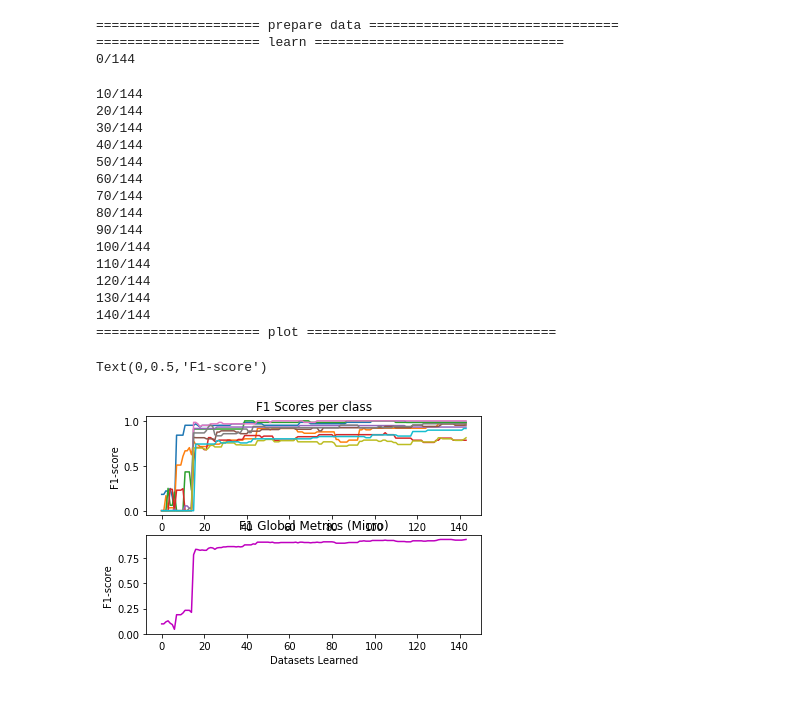
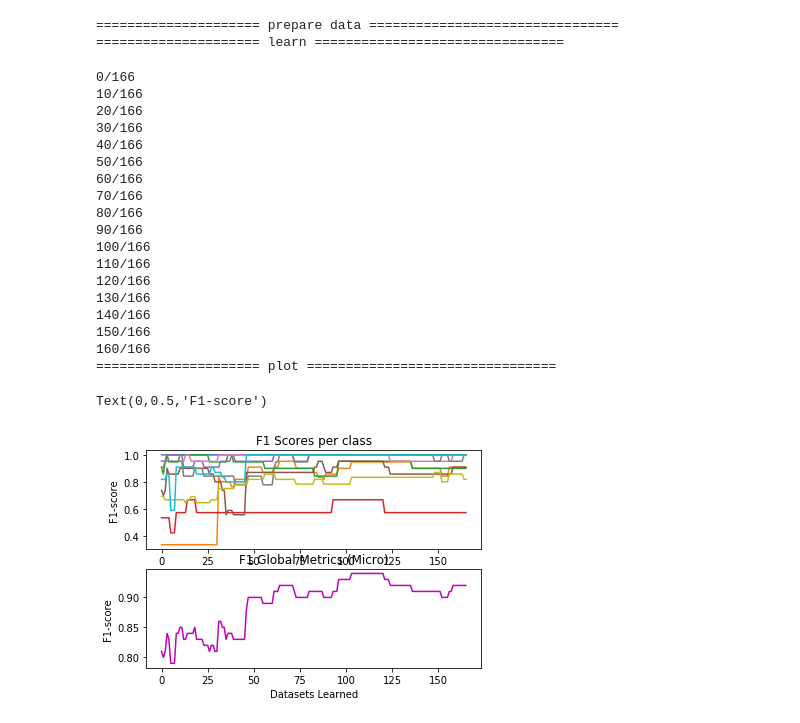
Before and after one commit to Oleffa/MultivariateNormalDistribution, a Jupyter notebook: mvn_interactive_digits.ipynb, the cells around one changed output. Drawn from its saved outputs; the diff is of its cells as text; code cells hidden in the pictures.

Commit message:
changed predictOutcome method

```diff
--- a/mvn_interactive_digits.ipynb
+++ b/mvn_interactive_digits.ipynb
@@ -66,8 +66,8 @@ def predictOutcome(data, y, mvn_list, dimensions, verbose=False):
         cur = np.transpose(data[i].reshape(1,dimensions))
         logliks = []
         for m in mvn_list:
-            if m.updatedPrior: # In the beginning not all mvns are updated using MAP thats why we have to check
-                logliks.append(m.logPosteriorPredictive(cur))
+            #if m.updatedPrior: # In the beginning not all mvns are updated using MAP thats why we have to check
+            logliks.append(m.logPosteriorPredictive(cur))
                 #print("TRUE: add loglik for mvn       [{}]: {}".format(bla,m.logPosteriorPredictive(cur)))
             #else:
                 #print("FALSE: no updated prior for mvn[{}], adding 0 to logliks".format(bla))
@@ -86,8 +86,8 @@ def concatenate_all(input_list, axis=0):
 # %%
 #np.set_printoptions(threshold=np.nan)
 #=======DEBUG===========
-prior_data_size = 5
-test_data_size = 30
+prior_data_size = 3
+test_data_size = 10
 
 iris = datasets.load_iris()
 digits = datasets.load_digits()
@@ -172,49 +172,51 @@ for j in range(0,int(len(X_training)/10)):
             f1 = metrics.f1_score(y_testing, y_pred, average=None)
             f_scores.append(f1)
             f1_list.append(metrics.f1_score(y_testing, y_pred, average='micro'))
     if j%10==0:
         print("{}/{}".format(j,int(len(X_training)/10)))
 print("===================== plot ================================")
 #show_internal_number_representation(mvns[8])
 
 f_scores = np.transpose(np.array(f_scores))
 #show_internal_number_representation(mvns[1])
 x_tick = range(0,len(f_scores[0]))
 fig = plt.figure()
 # Plot f1 score for each class
 plt.subplot(211)
 plt.title("F1 Scores per class")
 plt.xlabel("Datasets Learned")
 plt.ylabel("F1-score")
 for j in range(0, target_number):
     plt.plot(x_tick,(f_scores[j]))
 # Plot the f1 score globally by counting the total true positives, false negatives and false positives.
 plt.subplot(212)
 plt.plot(x_tick,f1_list,color='m')
 plt.title("F1 Global Metrics (Micro)")
 plt.xlabel("Datasets Learned")
 plt.ylabel("F1-score")
 # %% [output]
 ===================== prepare data ================================
 ===================== learn ================================
-0/144
-10/144
-20/144
-30/144
-40/144
-50/144
-60/144
-70/144
-80/144
-90/144
-100/144
-110/144
-120/144
-130/144
-140/144
+0/166
+10/166
+20/166
+30/166
+40/166
+50/166
+60/166
+70/166
+80/166
+90/166
+100/166
+110/166
+120/166
+130/166
+140/166
+150/166
+160/166
 ===================== plot ================================
 Text(0,0.5,'F1-score')
-[figure, old version]
+[figure, new version]
 # %%
 # Test the mvn classifier
 print(X_testing)
```
Also changed, not shown: parts of 1 cell of this notebook.
